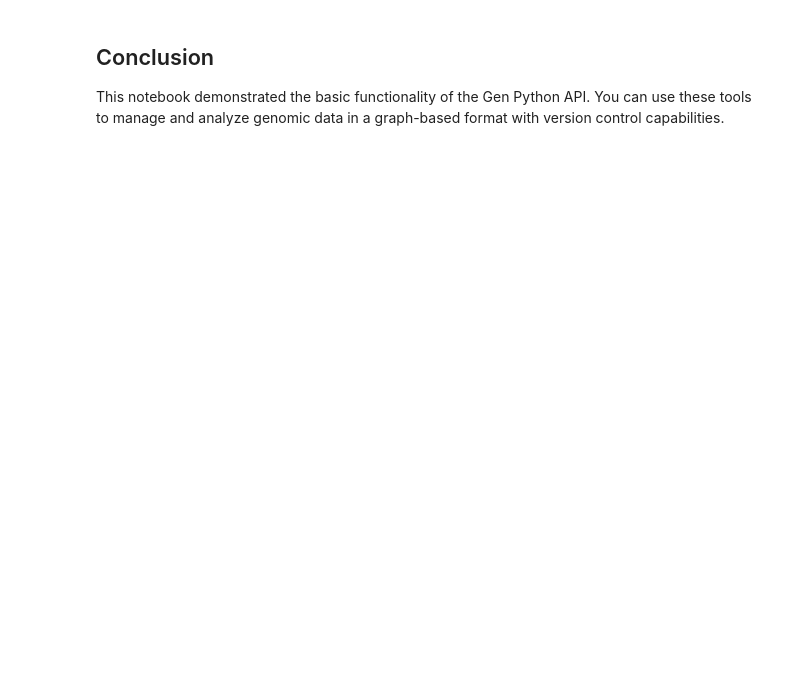
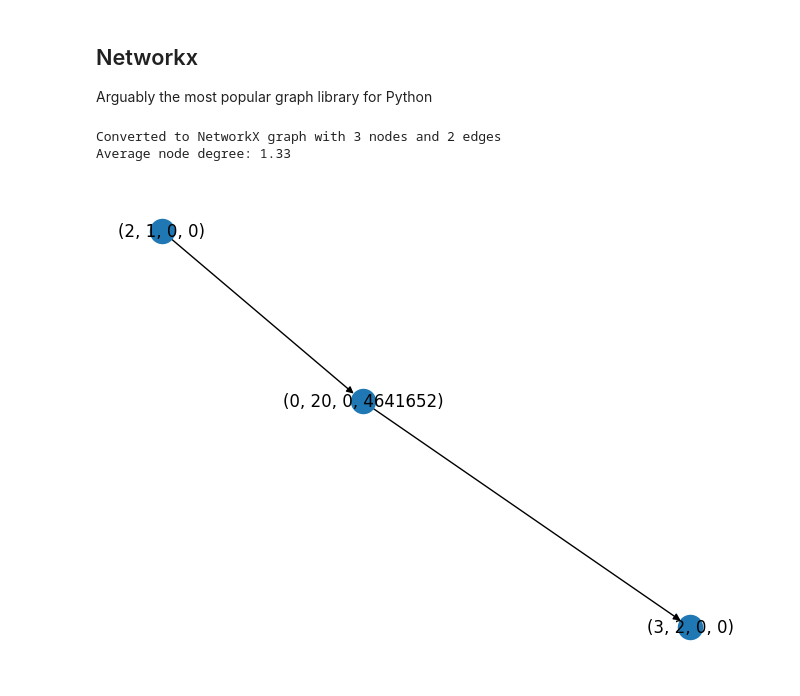
Before and after one commit to ginkgobioworks/gen, a Jupyter notebook: python/demo_notebook.ipynb, the cells around one changed output. Cells and saved outputs as stored; diff of their text form; code cells hidden in the pictures; blank space fills up the shorter version.

```diff
--- a/python/demo_notebook.ipynb
+++ b/python/demo_notebook.ipynb
@@ -24,0 +11,2 @@ Repository initialized with database at: /Users/bvh/Git/gen/.gen/default.db
+# %%
+repo = gen.Repository('../.gen/')
@@ -135,0 +24,3 @@ Gen can convert graphs to RustWorkX format for additional analysis.
+# %%
+collection_contents = repo.get_block_groups_by_collection('default')
+display(collection_contents)
@@ -136,25 +46,29 @@ Gen can convert graphs to RustWorkX format for additional analysis.
+# %% [markdown]
+## Networkx
+Arguably the most popular graph library for Python
 # %%
 try:
-    import rustworkx as rx
+    import networkx as nx
+    import matplotlib.pyplot as plt
 
-    if collection_name:
-        # Convert to RustWorkX graph
-        rx_graph = graph.as_rustworkx()
-        print(f"Converted to RustWorkX graph with {rx_graph.num_nodes()} nodes and {rx_graph.num_edges()} edges")
+    nx_repr = repo.block_group_to_networkx(collection_contents[-1])
+    print(f"Converted to NetworkX graph with {nx_repr.number_of_nodes()} nodes and {nx_repr.number_of_edges()} edges")
 
-        # Analyze the graph
-        if rx_graph.num_nodes() > 0:
-            # Get node degrees
-            degrees = [rx_graph.degree(i) for i in range(rx_graph.num_nodes())]
-            avg_degree = sum(degrees) / len(degrees) if degrees else 0
-            print(f"Average node degree: {avg_degree:.2f}")
+    # Analyze the graph
+    if nx_repr.number_of_nodes() > 0:
+        # Get node degrees
+        degrees = [nx_repr.degree(n) for n in nx_repr.nodes()]
+        avg_degree = sum(degrees) / len(degrees) if degrees else 0
+        print(f"Average node degree: {avg_degree:.2f}")
 
-            # Check if graph is connected
-            components = rx.connected_components(rx_graph)
-            print(f"Number of connected components: {len(components)}")
+    # Draw the graph
+    plt.figure()
+    nx.draw(nx_repr, with_labels=True)
+    plt.show()
+
 except ImportError:
-    print("RustWorkX not installed. Install with: pip install rustworkx")
+    print("NetworkX not installed. Install with: pip install networkx")
+# %% [output]
+Converted to NetworkX graph with 3 nodes and 2 edges
+Average node degree: 1.33
+[figure, added]
-# %% [markdown]
-## Conclusion
-
-This notebook demonstrated the basic functionality of the Gen Python API. You can use these tools to manage and analyze genomic data in a graph-based format with version control capabilities.
```
Also changed, not shown: parts of 21 cells of this notebook, 15 other files.
